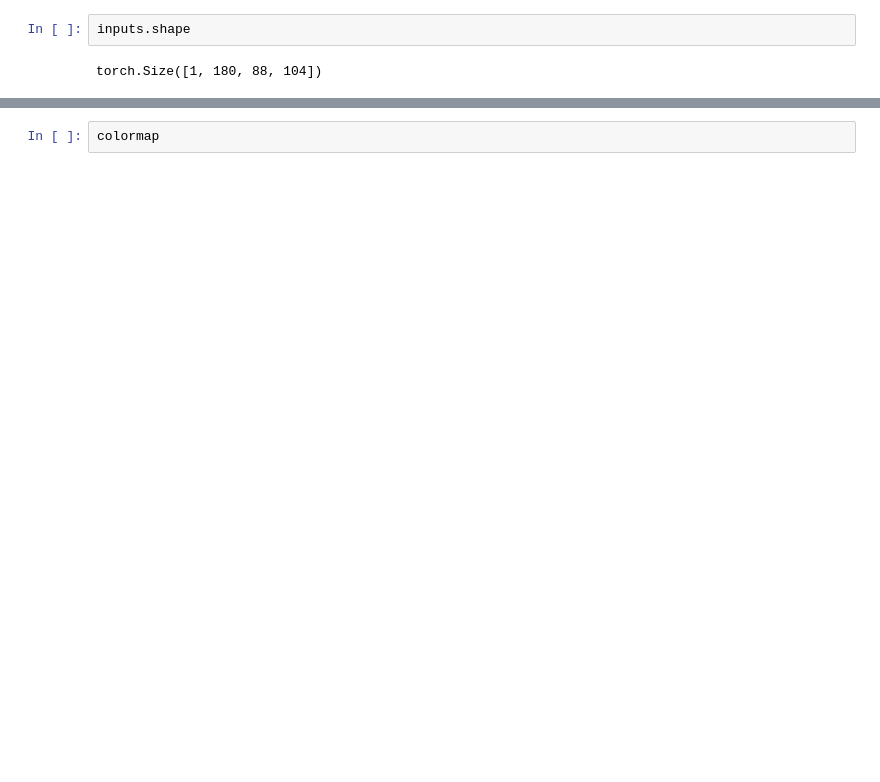
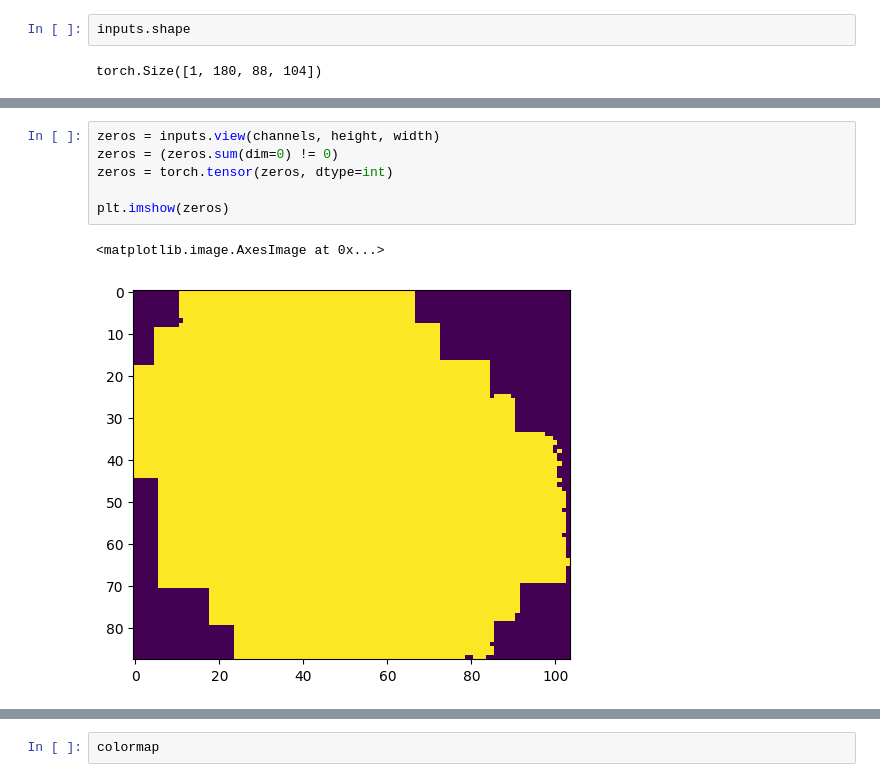
Before and after one commit to prob-ml/XeniumCluster, a Jupyter notebook: texture.ipynb, the cells around one changed output, grey strips where cells are left out. Saved outputs shown, nothing was run; the diff lists cells and outputs as text; blank space fills up the shorter version.

```diff
--- a/texture.ipynb
+++ b/texture.ipynb
@@ -549,3 +617,12 @@ plt.show()
+# %%
+zeros = inputs.view(channels, height, width)
+zeros = (zeros.sum(dim=0) != 0)
+zeros = torch.tensor(zeros, dtype=int)
+
+plt.imshow(zeros)
+# %% [output]
+<matplotlib.image.AxesImage at 0x...>
+[figure, added]
 # %%
 # Plot the tensor
 inputs, reconstruction, latents, clusters = predictions[0]
```
Also changed, not shown: parts of 19 cells of this notebook.
